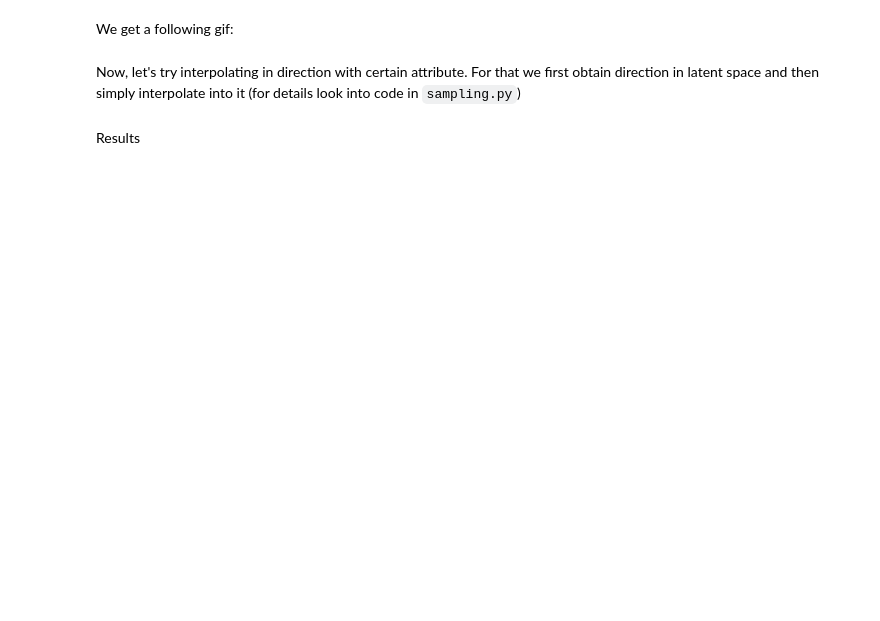
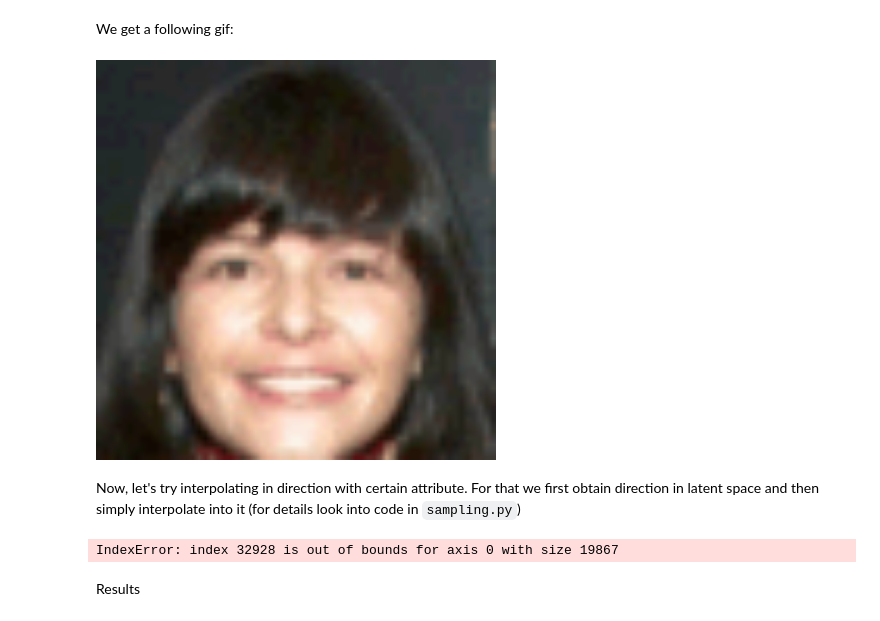
Before and after one commit to Natifick/Glow-ing-Bayes, a Jupyter notebook: Glow.ipynb, the cells around one changed output. Drawn from its saved outputs; the diff is of its cells as text; code cells hidden in the pictures; blank space fills up the shorter version.

````diff
--- a/Glow.ipynb
+++ b/Glow.ipynb
@@ -707,7 +730,9 @@ sample_linear_interpolation(model, img1, img2, n_steps=30, filename="base_1", re
 # %% [markdown]
 We get a following gif:
 # %%
-display.Image("sample_intepolations/base_1.gif")
+display.Image("sample_intepolations/base_1.gif", width=400)
+# %% [output]
+[figure, added]
 # %% [markdown]
 Now, let's try interpolating in direction with certain attribute. For that we first obtain direction in latent space and then simply interpolate into it (for details look into code in ```sampling.py```)
 # %%
@@ -719,7 +744,9 @@ direction = get_latent_direction(model, train_loader, attributes_df[atrr].values
 # select random image with negative attr
 img = test_celeba[np.random.choice(np.where(attributes_df[atrr].values == -1)[0])]
 
-sample_direction(model, img, direction, n_steps=30, filename="base_1", render_gif=True)
+sample_direction(model, img, direction, step_size=1e-2, steps=30, filename="base_1", render_gif=True)
+# %% [output]
+IndexError: index 32928 is out of bounds for axis 0 with size 19867
 # %% [markdown]
 Results
 # %%
````
Also changed, not shown: parts of 8 cells of this notebook, 3 other files.
